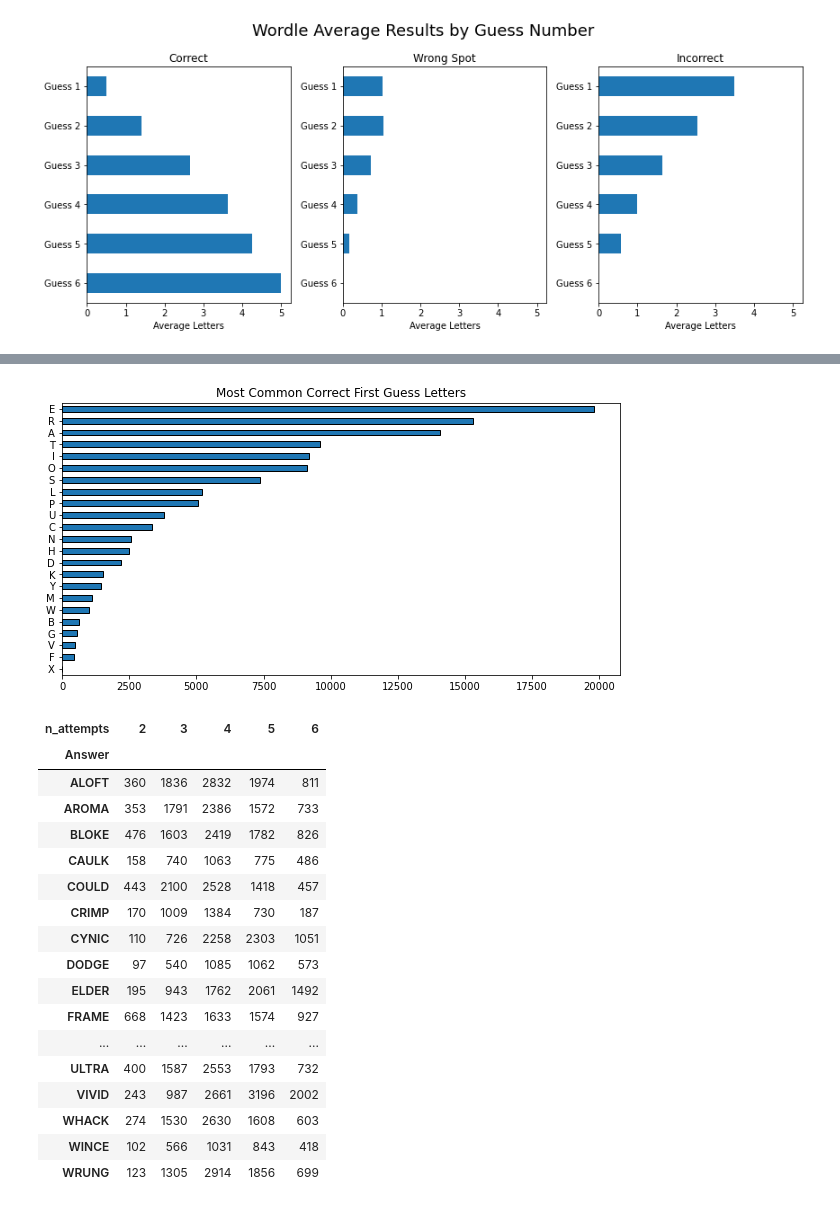
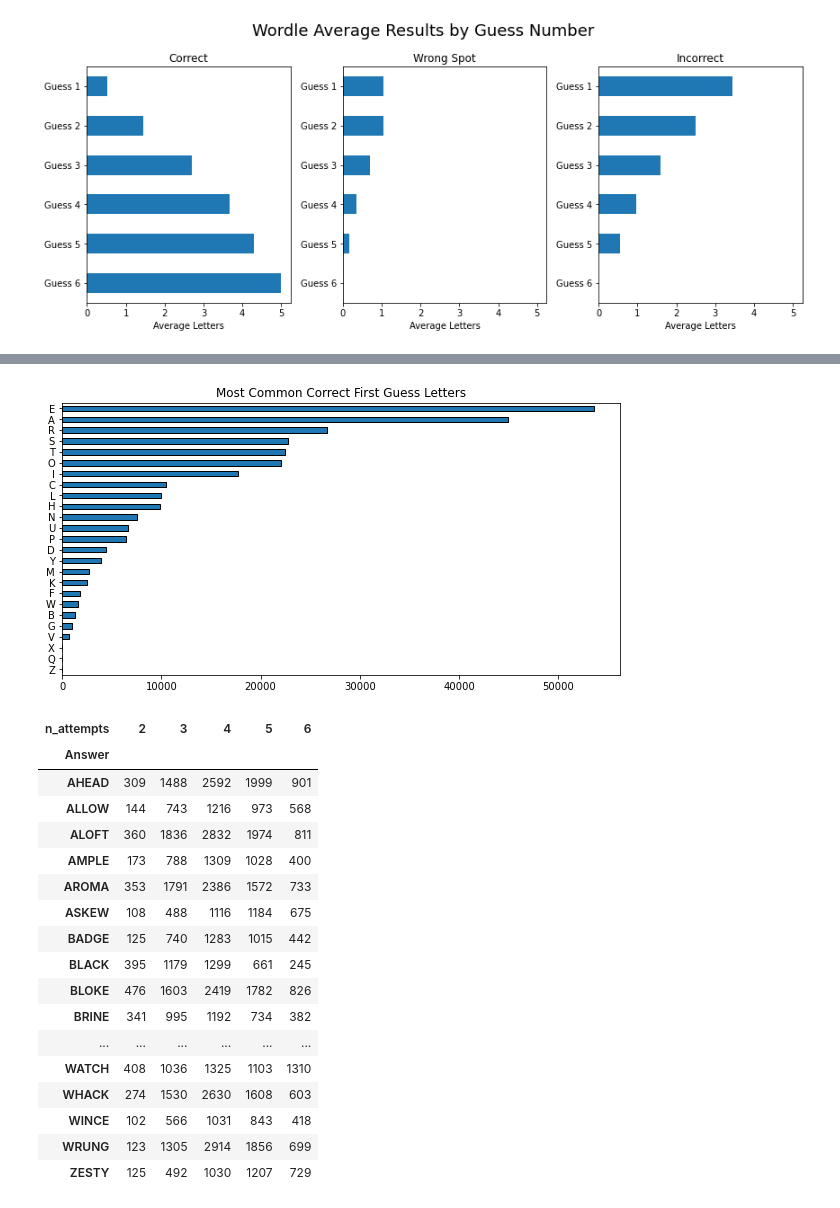
Before and after one commit to AmosRM/streamlitapp, a Jupyter notebook: WordleTweet/WordleTweetsEDA.ipynb, the cells around one changed output, grey strips where cells are left out. Cells and saved outputs as stored; diff of their text form; code cells hidden in the pictures.

```diff
--- a/WordleTweet/WordleTweetsEDA.ipynb
+++ b/WordleTweet/WordleTweetsEDA.ipynb
@@ -11,4 +11,5 @@ import re
 * find the answers dataset and link as well
 * make analsys of what are the best letters to start with (compared to answers)
 # %%
-tweets = pd.read_csv('/Users/amos/downloads/tweets.csv')
+tweets = pd.read_csv('/Users/amos/downloads/tweets-3.csv')
+tweets
@@ -137,29 +152,28 @@ pd.Series(first_guess_correct).value_counts(ascending=True) \
          edgecolor='black')
 plt.show()
 # %% [output]
-[figure, old version]
+[figure, new version]
 # %%
-tweets1.groupby('Answer')['n_attempts'].value_counts().unstack().style \
-        .background_gradient(axis=1)
+tweets1.groupby('Answer')['n_attempts'].value_counts().unstack().style.background_gradient(axis=1)
 # %% [output]
 | n_attempts | 2 | 3 | 4 | 5 | 6 |
 | Answer |  |  |  |  |  |
+| AHEAD | 309 | 1488 | 2592 | 1999 | 901 |
+| ALLOW | 144 | 743 | 1216 | 973 | 568 |
 | ALOFT | 360 | 1836 | 2832 | 1974 | 811 |
+| AMPLE | 173 | 788 | 1309 | 1028 | 400 |
 | AROMA | 353 | 1791 | 2386 | 1572 | 733 |
+| ASKEW | 108 | 488 | 1116 | 1184 | 675 |
+| BADGE | 125 | 740 | 1283 | 1015 | 442 |
+| BLACK | 395 | 1179 | 1299 | 661 | 245 |
 | BLOKE | 476 | 1603 | 2419 | 1782 | 826 |
-| CAULK | 158 | 740 | 1063 | 775 | 486 |
-| COULD | 443 | 2100 | 2528 | 1418 | 457 |
-| CRIMP | 170 | 1009 | 1384 | 730 | 187 |
-| CYNIC | 110 | 726 | 2258 | 2303 | 1051 |
-| DODGE | 97 | 540 | 1085 | 1062 | 573 |
-| ELDER | 195 | 943 | 1762 | 2061 | 1492 |
-| FRAME | 668 | 1423 | 1633 | 1574 | 927 |
+| BRINE | 341 | 995 | 1192 | 734 | 382 |
 | ... | ... | ... | ... | ... | ... |
-| ULTRA | 400 | 1587 | 2553 | 1793 | 732 |
-| VIVID | 243 | 987 | 2661 | 3196 | 2002 |
+| WATCH | 408 | 1036 | 1325 | 1103 | 1310 |
 | WHACK | 274 | 1530 | 2630 | 1608 | 603 |
 | WINCE | 102 | 566 | 1031 | 843 | 418 |
 | WRUNG | 123 | 1305 | 2914 | 1856 | 699 |
+| ZESTY | 125 | 492 | 1030 | 1207 | 729 |
 # %%
 tweets1['n_attempts'].value_counts() \
     .sort_index().plot(kind='barh',
```
Also changed, not shown: parts of 8 cells of this notebook, 1 other file.
